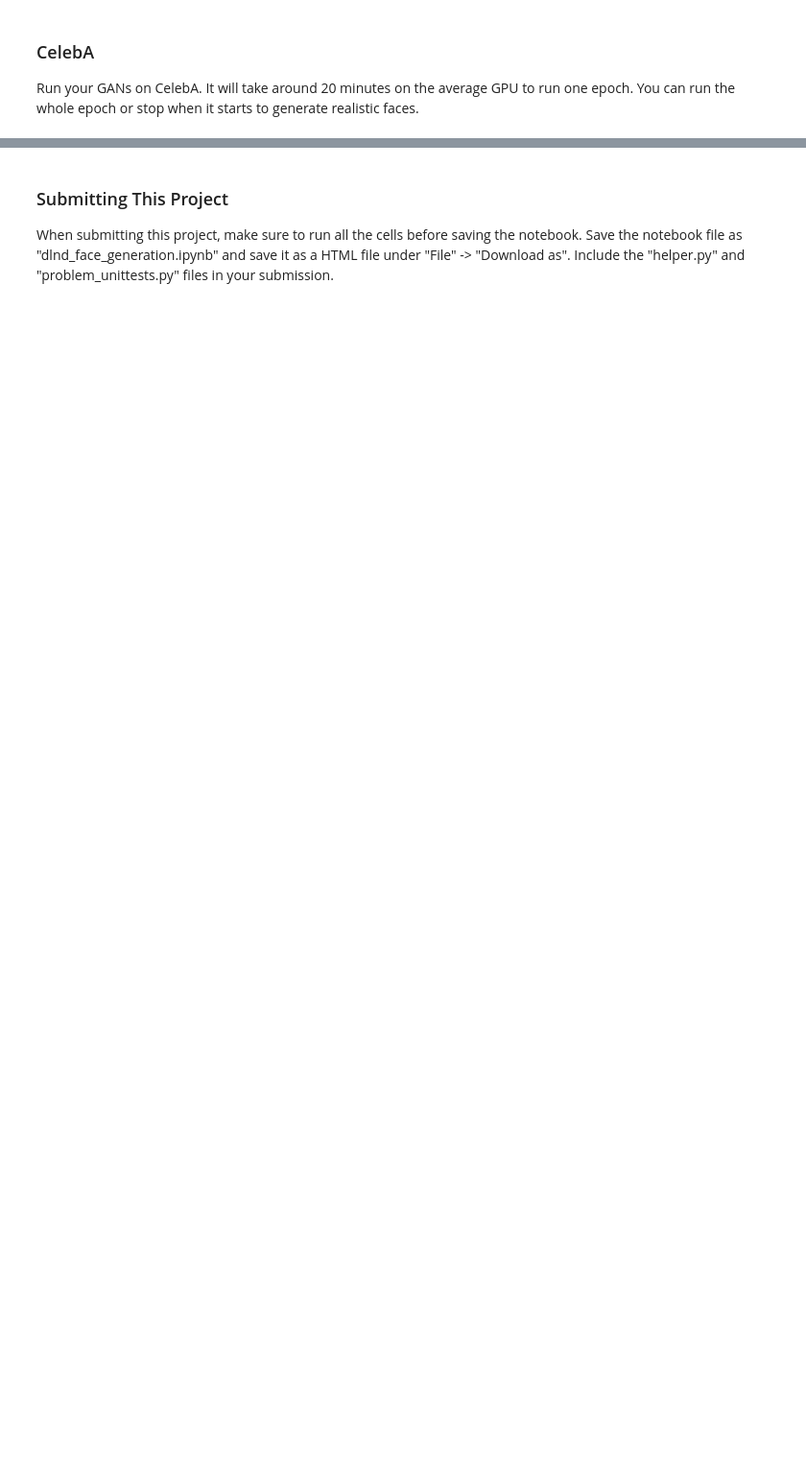
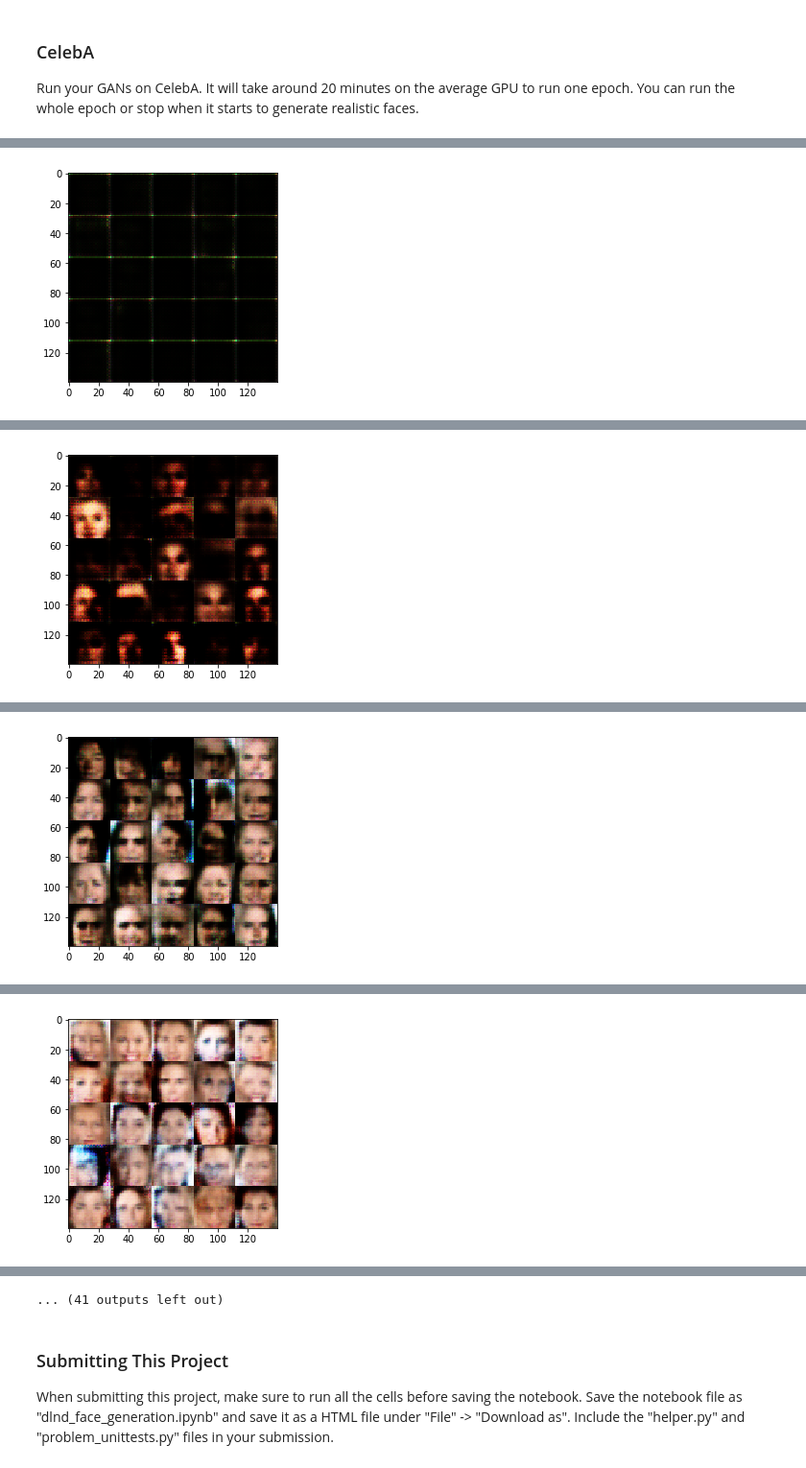
Before and after one commit to abinesh1/face-generation-gan, a Jupyter notebook: dlnd_face_generation.ipynb, the cells around one changed output, grey strips where cells are left out. Shown at 96% size. Drawn from its saved outputs; the diff is of its cells as text; code cells hidden in the pictures; blank space fills up the shorter version.

```diff
--- a/dlnd_face_generation.ipynb
+++ b/dlnd_face_generation.ipynb
@@ -348,10 +454,10 @@ with tf.Graph().as_default():
 ### CelebA
 Run your GANs on CelebA.  It will take around 20 minutes on the average GPU to run one epoch.  You can run the whole epoch or stop when it starts to generate realistic faces.
 # %%
-batch_size = 128
-z_dim = 100
-learning_rate = 0.005
-beta1 = 0.2
+batch_size = 64
+z_dim = 128
+learning_rate = 0.0003
+beta1 = 0.5
 
 
 """
@@ -363,3 +469,4 @@ celeba_dataset = helper.Dataset('celeba', glob(os.path.join(data_dir, 'img_align
 with tf.Graph().as_default():
     train(epochs, batch_size, z_dim, learning_rate, beta1, celeba_dataset.get_batches,
           celeba_dataset.shape, celeba_dataset.image_mode)
+# %% [output]
@@ -365,0 +481 @@ with tf.Graph().as_default():
+[figure, added]
@@ -365,0 +490 @@ with tf.Graph().as_default():
+[figure, added]
@@ -365,0 +499 @@ with tf.Graph().as_default():
+[figure, added]
@@ -365,0 +508 @@ with tf.Graph().as_default():
+[figure, added]
@@ -366,3 +527,4 @@ with tf.Graph().as_default():
+... (41 outputs left out)
 # %% [markdown]
 ### Submitting This Project
 When submitting this project, make sure to run all the cells before saving the notebook. Save the notebook file as "dlnd_face_generation.ipynb" and save it as a HTML file under "File" -> "Download as". Include the "helper.py" and "problem_unittests.py" files in your submission.
```
Also changed, not shown: parts of 10 cells of this notebook, 1 other file.
